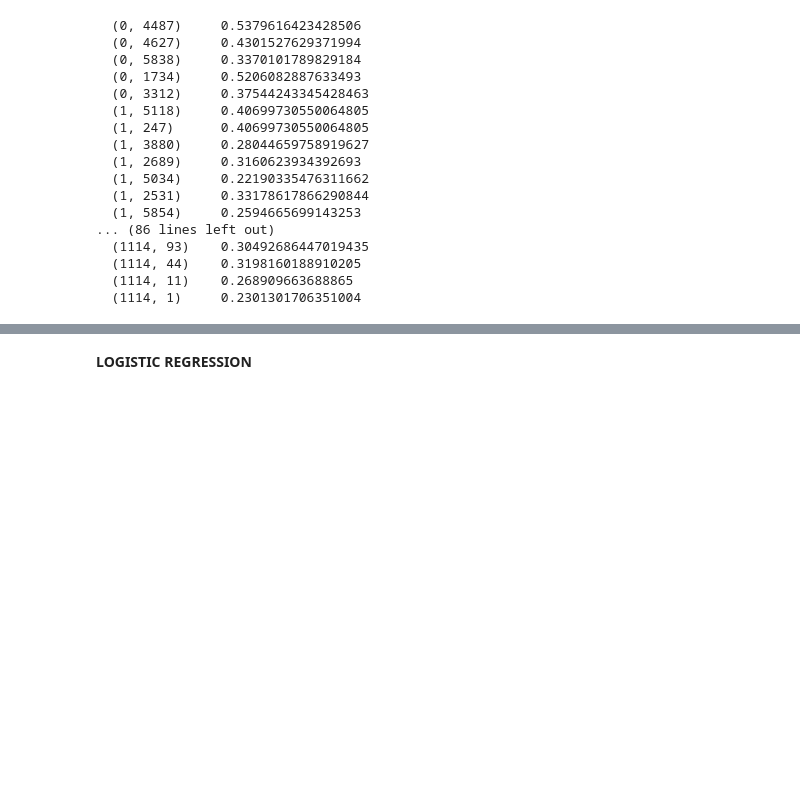
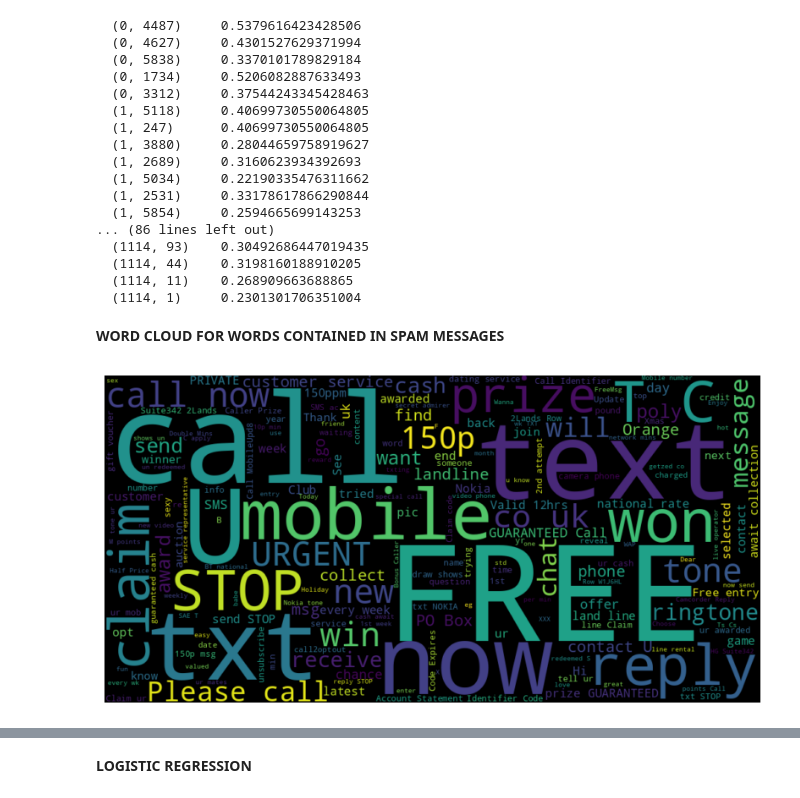
Before and after one commit to NavyaKiran/Spam-Detection, a Jupyter notebook: Spam_Detection.ipynb, the cells around one changed output, grey strips where cells are left out. Drawn from its saved outputs; the diff is of its cells as text; code cells hidden in the pictures; blank space fills up the shorter version.

```diff
--- a/Spam_Detection.ipynb
+++ b/Spam_Detection.ipynb
@@ -169,3 +169,11 @@ print(x_test_features)
   (1114, 44)    0.3198160188910205
   (1114, 11)    0.268909663688865
   (1114, 1)     0.2301301706351004
+# %%
+spam_text = data[data['Category'] == 0]
+ham_text = data[data['Category'] == 1]
+# %%
+from wordcloud import WordCloud
+from matplotlib import pyplot as plt
+spam_message = ' '.join(spam for spam in spam_text['Message'])
+ham_message = ' '.join(ham for ham in ham_text['Message'])
@@ -171,0 +183,10 @@ print(x_test_features)
+# %% [markdown]
+**WORD CLOUD FOR WORDS CONTAINED IN SPAM MESSAGES**
+# %%
+wordcloud_spam = WordCloud(width = 1000, height = 500, background_color= 'black').generate(spam_message)
+plt.figure(figsize = (10, 10))
+plt.imshow(wordcloud_spam, interpolation = 'bilinear')
+plt.axis('off')
+plt.show()
+# %% [output]
+[figure, added]
```
Also changed, not shown: parts of 5 cells of this notebook.
